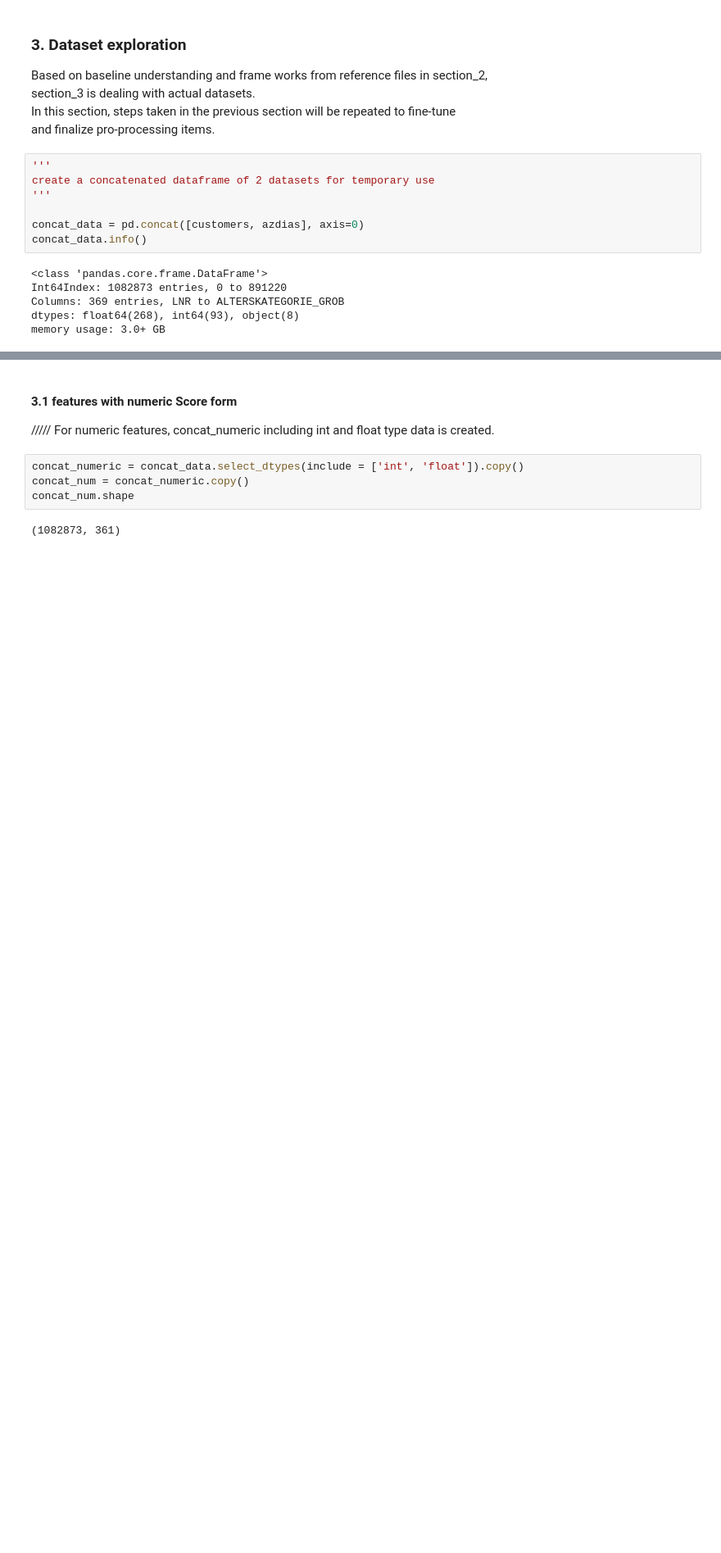
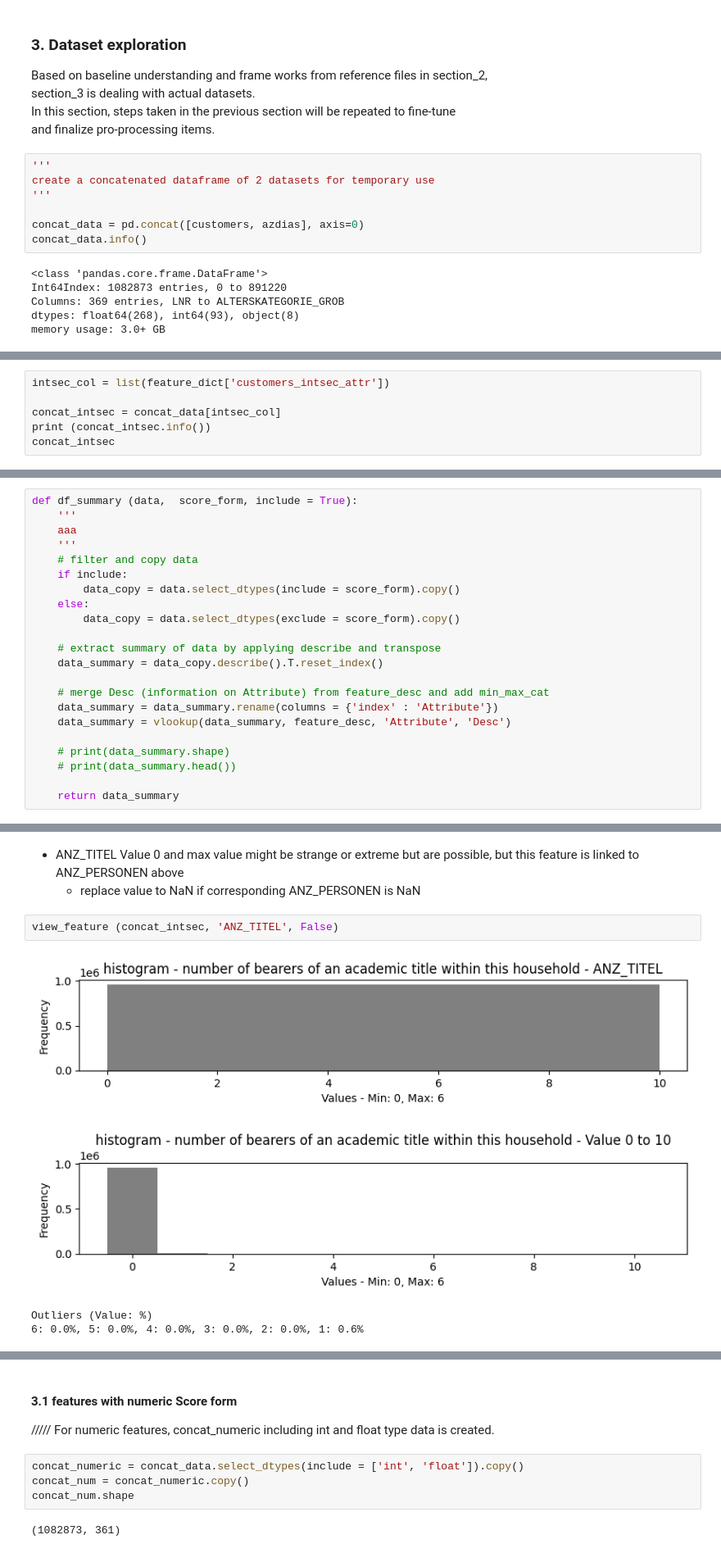
Before and after one commit to jaeyoun-chang/u_city_capstone, a Jupyter notebook: Arvato Project Workbook.ipynb, the cells around one changed output, grey strips where cells are left out. Shown at 82% size. Saved outputs shown, nothing was run; the diff lists cells and outputs as text; blank space fills up the shorter version.

```diff
--- a/Arvato Project Workbook.ipynb
+++ b/Arvato Project Workbook.ipynb
@@ -898,0 +903,6 @@ memory usage: 3.0+ GB
+# %%
+intsec_col = list(feature_dict['customers_intsec_attr'])
+
+concat_intsec = concat_data[intsec_col]
+print (concat_intsec.info())
+concat_intsec
@@ -898,0 +929,22 @@ memory usage: 3.0+ GB
+# %%
+def df_summary (data,  score_form, include = True):
+    '''
+    aaa
+    '''
+    # filter and copy data
+    if include:
+        data_copy = data.select_dtypes(include = score_form).copy()
+    else:
+        data_copy = data.select_dtypes(exclude = score_form).copy()
+
+    # extract summary of data by applying describe and transpose
+    data_summary = data_copy.describe().T.reset_index()
+
+    # merge Desc (information on Attribute) from feature_desc and add min_max_cat
+    data_summary = data_summary.rename(columns = {'index' : 'Attribute'})
+    data_summary = vlookup(data_summary, feature_desc, 'Attribute', 'Desc')
+
+    # print(data_summary.shape)
+    # print(data_summary.head())
+
+    return data_summary
@@ -898,0 +1250,11 @@ memory usage: 3.0+ GB
+# %% [markdown]
+* ANZ_TITEL
+  Value 0 and max value might be strange or extreme but are possible, but this feature is linked to ANZ_PERSONEN above
+  - replace value to NaN if corresponding ANZ_PERSONEN is NaN
+# %%
+view_feature (concat_intsec, 'ANZ_TITEL', False)
+# %% [output]
+[figure, added]
+[figure, added]
+Outliers (Value: %)
+6: 0.0%, 5: 0.0%, 4: 0.0%, 3: 0.0%, 2: 0.0%, 1: 0.6%
```
Also changed, not shown: parts of 152 cells of this notebook.
